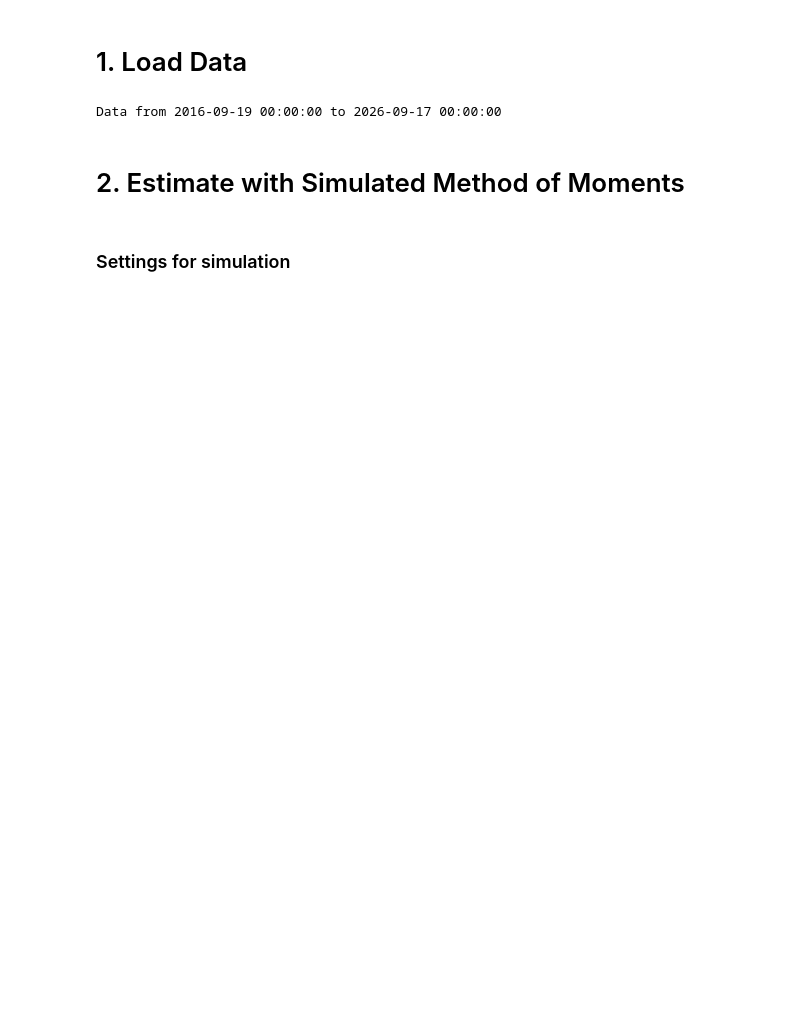
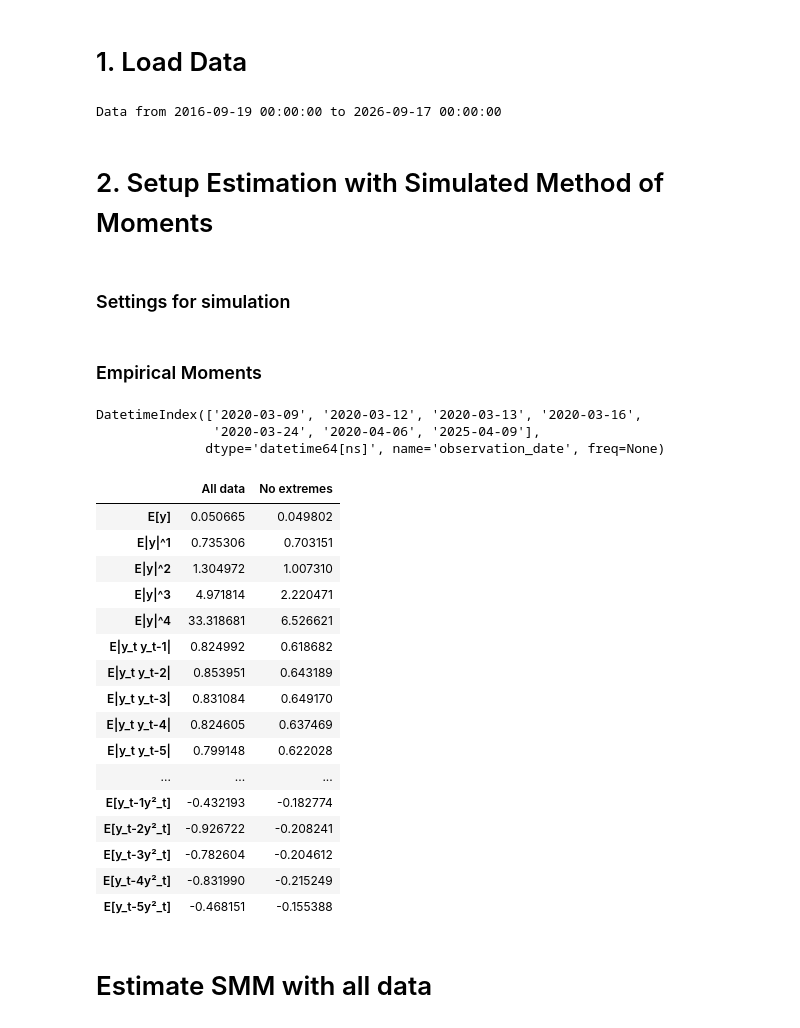
Before and after one commit to qxb650/MCSeminar, a Jupyter notebook: 03_Frequentist_Estimation.ipynb, the cells around one changed output. Cells and saved outputs as stored; diff of their text form; code cells hidden in the pictures; blank space fills up the shorter version.

```diff
--- a/03_Frequentist_Estimation.ipynb
+++ b/03_Frequentist_Estimation.ipynb
@@ -16,7 +16,7 @@ Y, dY, dY_pd, Y_indx, _ = load_data('data/SP500.csv')
 # %% [output]
 Data from 2016-09-19 00:00:00 to 2026-09-17 00:00:00
 # %% [markdown]
-# 2. Estimate with Simulated Method of Moments
+# 2. Setup Estimation with Simulated Method of Moments
 # %% [markdown]
 ### Settings for simulation
 # %%
@@ -27,11 +27,47 @@ burnin = days_pr_year # one year for burnin
 N = 1000
 Delta = 1
+# %% [markdown]
+### Empirical Moments
 # %%
 K_y = 4
 L = 10
 K_rv = 10
 K_yrv = 5
 
+rv_cap = 30
+
+dY_capped = dY[dY**2 < rv_cap]
+print(Y_indx[1:][dY**2 > 40])
+M_data_noextremes = moment_vec(dY_capped, K_y, L, K_rv, K_yrv)
 M_data = moment_vec(dY, K_y, L, K_rv, K_yrv)
+# %% [output]
+DatetimeIndex(['2020-03-09', '2020-03-12', '2020-03-13', '2020-03-16',
+               '2020-03-24', '2020-04-06', '2025-04-09'],
+              dtype='datetime64[ns]', name='observation_date', freq=None)
+# %%
+tbl = pd.DataFrame({"All data": M_data, "No extremes": M_data_noextremes},
+                   index=moment_labels(K_y, L, K_rv, K_yrv))
+
+tbl
+# %% [output]
+|  | All data | No extremes |
+| E[y] | 0.050665 | 0.049802 |
+| E|y|^1 | 0.735306 | 0.703151 |
+| E|y|^2 | 1.304972 | 1.007310 |
+| E|y|^3 | 4.971814 | 2.220471 |
+| E|y|^4 | 33.318681 | 6.526621 |
+| E|y_t y_t-1| | 0.824992 | 0.618682 |
+| E|y_t y_t-2| | 0.853951 | 0.643189 |
+| E|y_t y_t-3| | 0.831084 | 0.649170 |
+| E|y_t y_t-4| | 0.824605 | 0.637469 |
+| E|y_t y_t-5| | 0.799148 | 0.622028 |
+| ... | ... | ... |
+| E[y_t-1y²_t] | -0.432193 | -0.182774 |
+| E[y_t-2y²_t] | -0.926722 | -0.208241 |
+| E[y_t-3y²_t] | -0.782604 | -0.204612 |
+| E[y_t-4y²_t] | -0.831990 | -0.215249 |
+| E[y_t-5y²_t] | -0.468151 | -0.155388 |
+# %% [markdown]
+# Estimate SMM with all data
 # %%
 seed = 42
```
Also changed, not shown: parts of 10 cells of this notebook, 5 other files.
